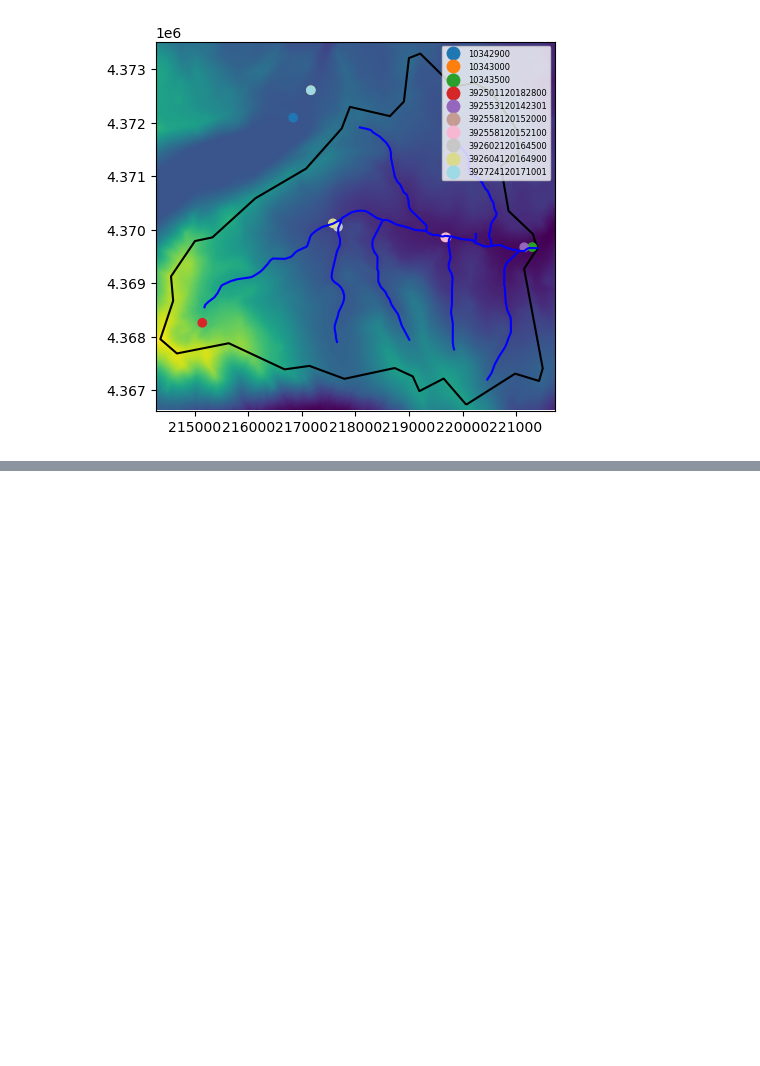
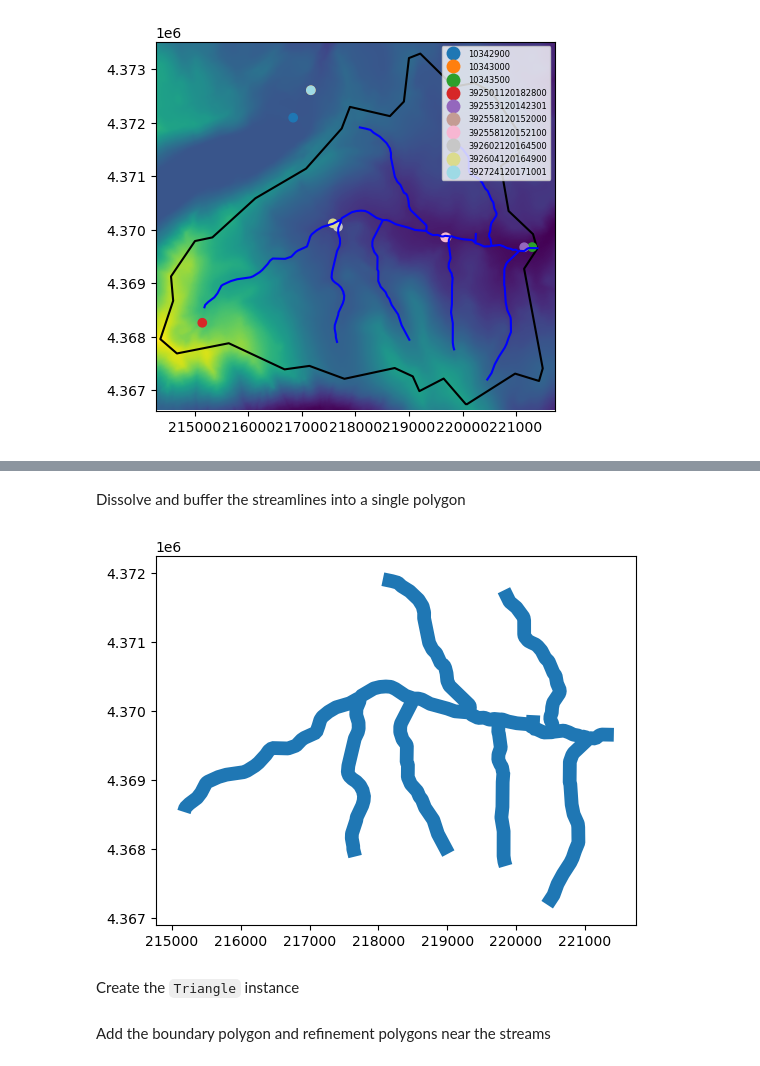
Before and after one commit to jlarsen-usgs/dany, a Jupyter notebook: examples/Complex_meshes_from_existing_boundary.ipynb, the cells around one changed output, grey strips where cells are left out. Saved outputs shown, nothing was run; the diff lists cells and outputs as text; code cells hidden in the pictures; blank space fills up the shorter version.

```diff
--- a/examples/Complex_meshes_from_existing_boundary.ipynb
+++ b/examples/Complex_meshes_from_existing_boundary.ipynb
@@ -113,0 +122,10 @@ info.plot(column="site_no", ax=ax, cmap="tab20", legend=True, legend_kwds={"font
+# %% [markdown]
+Dissolve and buffer the streamlines into a single polygon
+# %%
+buffdf = nhddf.dissolve()
+buffdf["geometry"] = buffdf.geometry.buffer(100, cap_style=2, join_style=3)
+buffdf.plot();
+# %% [output]
+[figure, added]
+# %% [markdown]
+Create the `Triangle` instance
@@ -113,0 +137,2 @@ info.plot(column="site_no", ax=ax, cmap="tab20", legend=True, legend_kwds={"font
+# %% [markdown]
+Add the boundary polygon and refinement polygons near the streams
```
Also changed, not shown: parts of 7 cells of this notebook.
